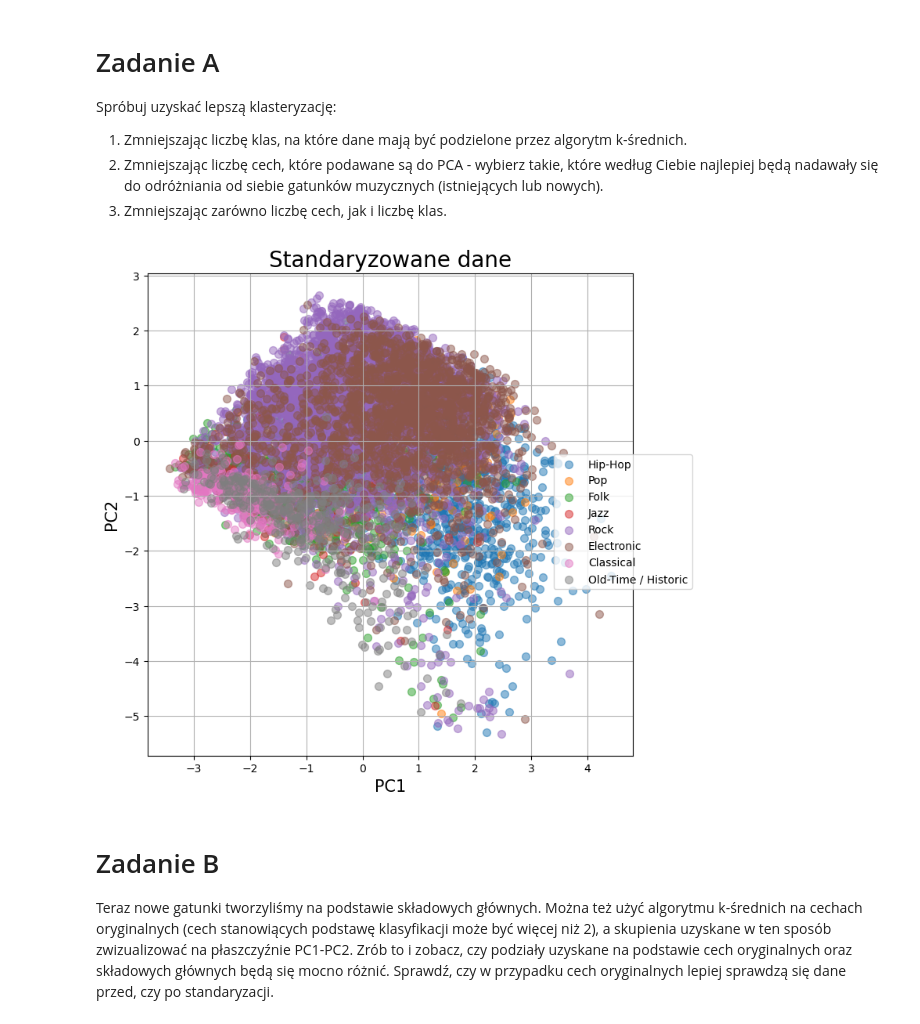
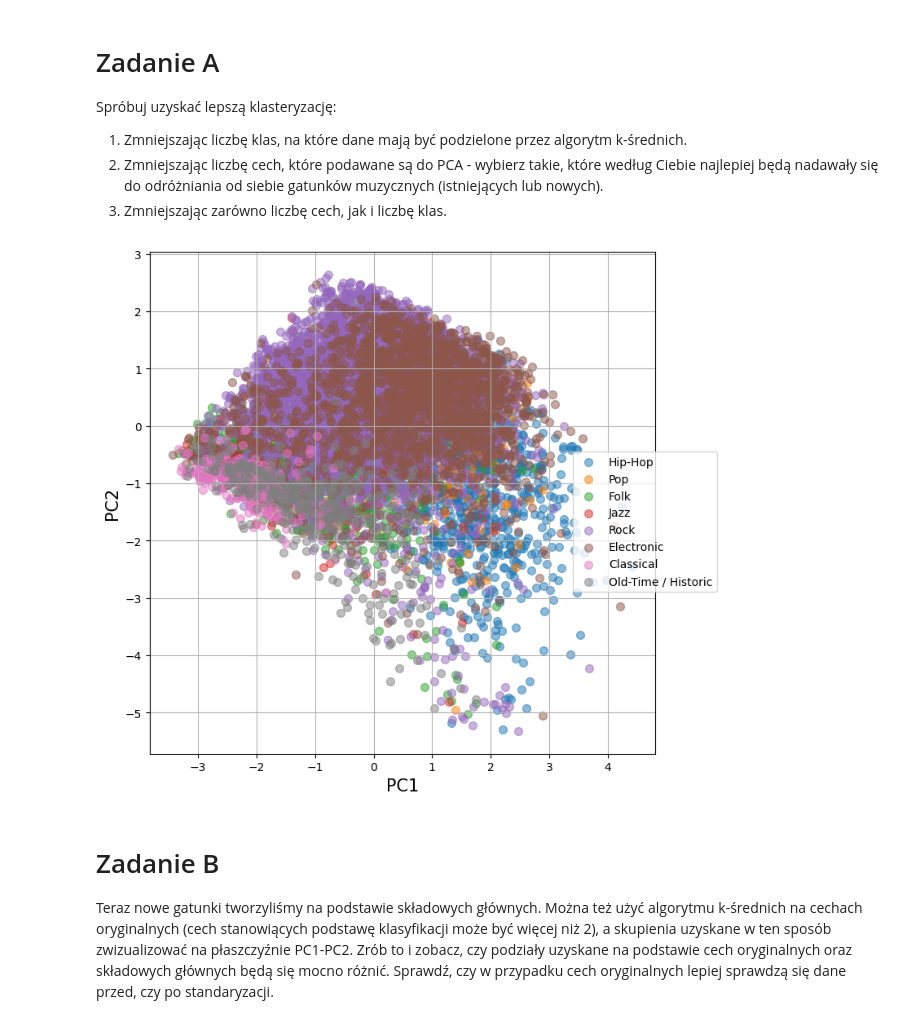
Before and after one commit to matgaj/pum2025, a Jupyter notebook: Lab5/Lab5_zad1_PCA_KMeans.ipynb, the cells around one changed output. Cells and saved outputs as stored; diff of their text form; code cells hidden in the pictures.

```diff
--- a/Lab5/Lab5_zad1_PCA_KMeans.ipynb
+++ b/Lab5/Lab5_zad1_PCA_KMeans.ipynb
@@ -416,9 +414,9 @@ PCA_feats = pca.fit_transform(scaled_data_df[feats_names])
 scaled_data_df['PC1'] = PCA_feats[:,0]
 scaled_data_df['PC2'] = PCA_feats[:,1]
 # %%
-scatter_plot(dataframe=scaled_data_df, labels_column='genre_top', custom_title='Standaryzowane dane')
+scatter_plot(dataframe=scaled_data_df, labels_column='genre_top', custom_title='')
 # %% [output]
-[figure, old version]
+[figure, new version]
 # %% [markdown]
 # Zadanie B
 
```
Also changed, not shown: parts of 2 cells of this notebook.
